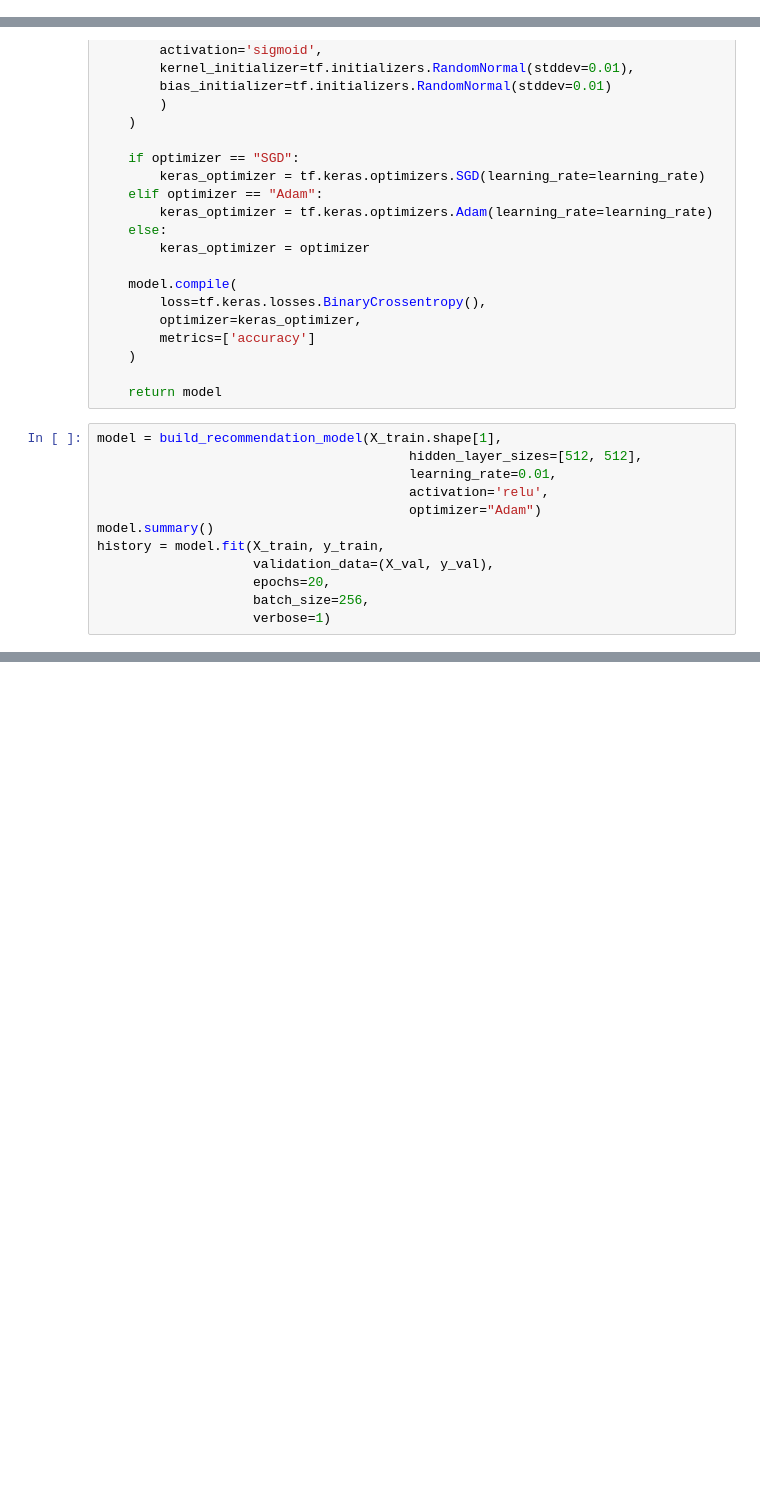
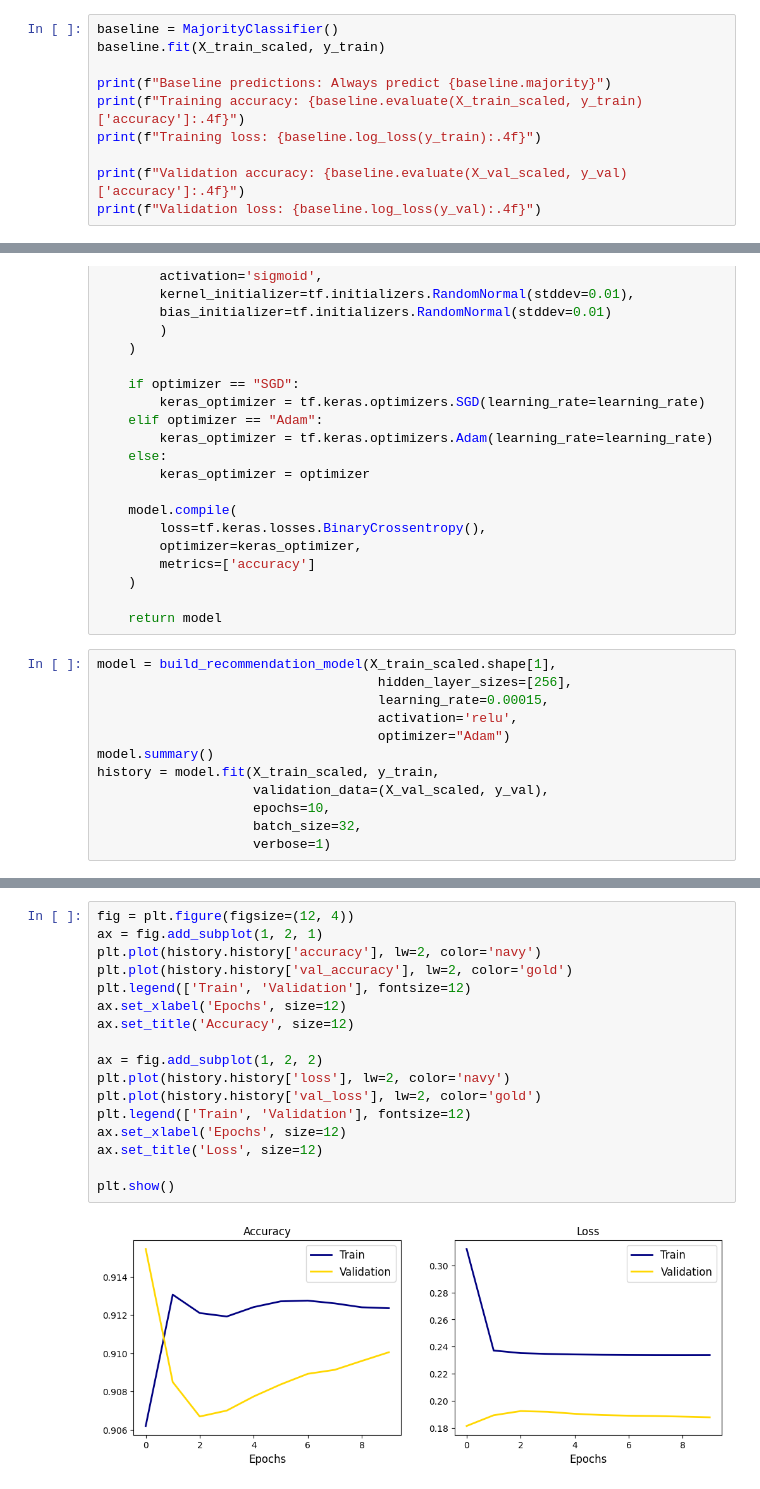
Before and after one commit to daveschaaf/mids_207_project, a Jupyter notebook: notebooks/product_recommendation_01.ipynb, the cells around one changed output, grey strips where cells are left out. Cells and saved outputs as stored; diff of their text form; blank space fills up the shorter version.

```diff
--- a/notebooks/product_recommendation_01.ipynb
+++ b/notebooks/product_recommendation_01.ipynb
@@ -222,0 +269,10 @@ Uses sigmoid activation for the final layer. Reports accuracy.
+# %%
+baseline = MajorityClassifier()
+baseline.fit(X_train_scaled, y_train)
+
+print(f"Baseline predictions: Always predict {baseline.majority}")
+print(f"Training accuracy: {baseline.evaluate(X_train_scaled, y_train)['accuracy']:.4f}")
+print(f"Training loss: {baseline.log_loss(y_train):.4f}")
+
+print(f"Validation accuracy: {baseline.evaluate(X_val_scaled, y_val)['accuracy']:.4f}")
+print(f"Validation loss: {baseline.log_loss(y_val):.4f}")
@@ -274,15 +336,15 @@ def build_recommendation_model(num_features,
 
     return model
 # %%
-model = build_recommendation_model(X_train.shape[1],
-                                        hidden_layer_sizes=[512, 512],
-                                        learning_rate=0.01,
-                                        activation='relu',
-                                        optimizer="Adam")
+model = build_recommendation_model(X_train_scaled.shape[1],
+                                    hidden_layer_sizes=[256],
+                                    learning_rate=0.00015,
+                                    activation='relu',
+                                    optimizer="Adam")
 model.summary()
-history = model.fit(X_train, y_train,
-                    validation_data=(X_val, y_val),
-                    epochs=20,
-                    batch_size=256,
+history = model.fit(X_train_scaled, y_train,
+                    validation_data=(X_val_scaled, y_val),
+                    epochs=10,
+                    batch_size=32,
                     verbose=1)
 # %% [output]
@@ -326 +382,20 @@ Epoch 20/20
+# %%
+fig = plt.figure(figsize=(12, 4))
+ax = fig.add_subplot(1, 2, 1)
+plt.plot(history.history['accuracy'], lw=2, color='navy')
+plt.plot(history.history['val_accuracy'], lw=2, color='gold')
+plt.legend(['Train', 'Validation'], fontsize=12)
+ax.set_xlabel('Epochs', size=12)
+ax.set_title('Accuracy', size=12)
+
+ax = fig.add_subplot(1, 2, 2)
+plt.plot(history.history['loss'], lw=2, color='navy')
+plt.plot(history.history['val_loss'], lw=2, color='gold')
+plt.legend(['Train', 'Validation'], fontsize=12)
+ax.set_xlabel('Epochs', size=12)
+ax.set_title('Loss', size=12)
+
+plt.show()
+# %% [output]
+[figure, added]
 # %% [markdown]
```
Also changed, not shown: parts of 15 cells of this notebook.
